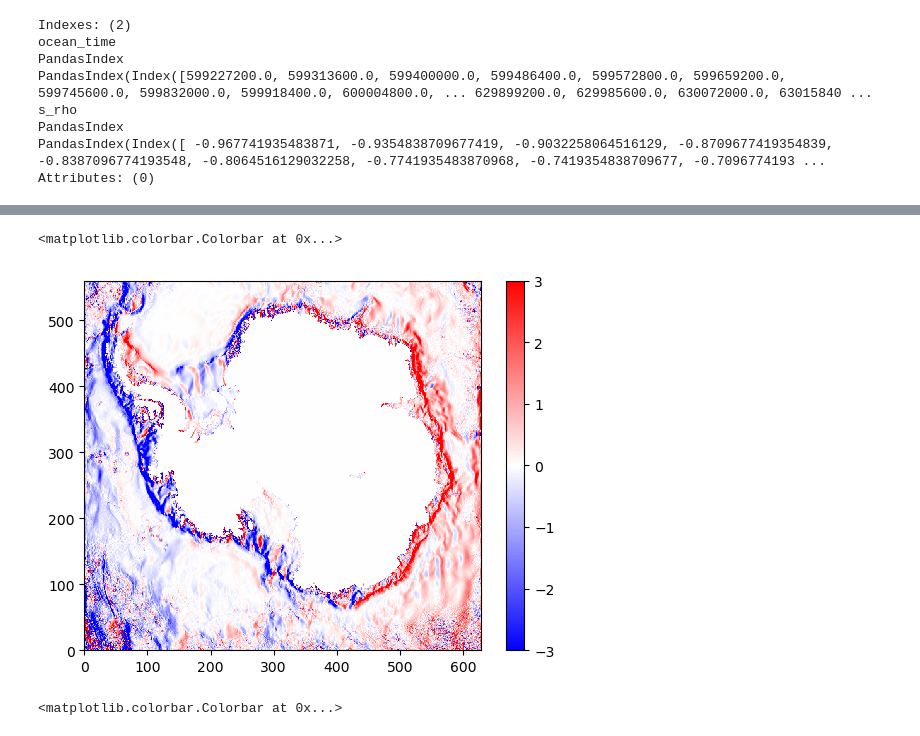
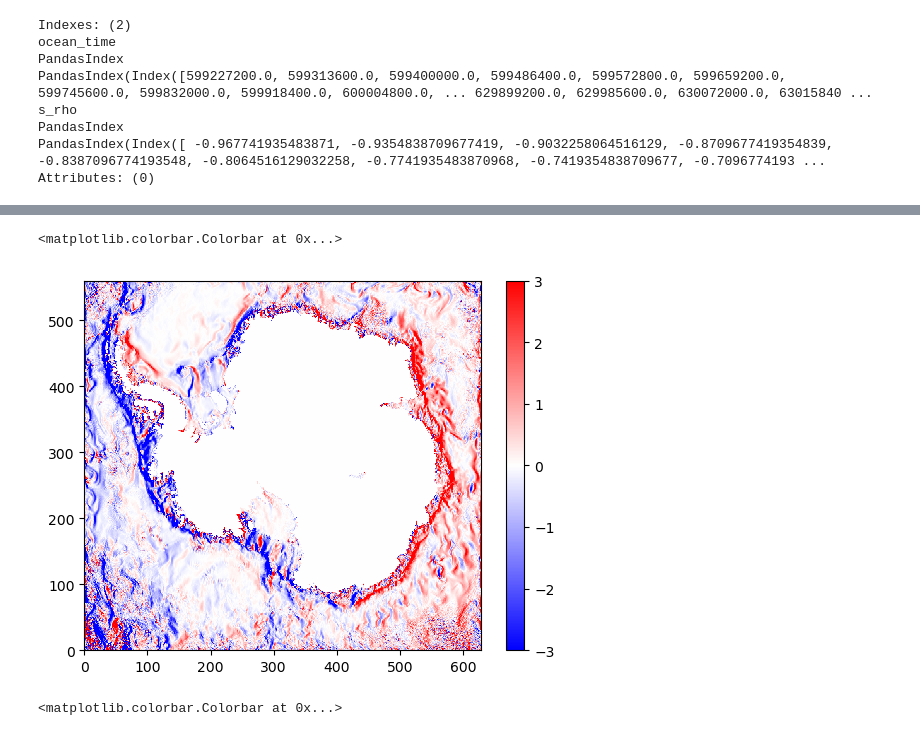
Before and after one commit to fabiobdias/waom_notebook, a Jupyter notebook: OHB_shelf/Cross-1500m/WAOM10_Extract_1500m_contour.ipynb, the cells around one changed output, grey strips where cells are left out. Saved outputs shown, nothing was run; the diff lists cells and outputs as text; code cells hidden in the pictures.

```diff
--- a/OHB_shelf/Cross-1500m/WAOM10_Extract_1500m_contour.ipynb
+++ b/OHB_shelf/Cross-1500m/WAOM10_Extract_1500m_contour.ipynb
@@ -906,7 +831,7 @@ Attributes: (0)
 # %%
-plt.pcolormesh(dTdx.mean('ocean_time').sum('s_rho'), vmin=-3, vmax=3, cmap='bwr')
+plt.pcolormesh(dTdx.isel(ocean_time=0).sum('s_rho'), vmin=-3, vmax=3, cmap='bwr')
 plt.colorbar()
 # %% [output]
 <matplotlib.colorbar.Colorbar at 0x...>
-[figure, old version]
+[figure, new version]
 # %%
```
Also changed, not shown: parts of 37 cells of this notebook, 7 other files.
